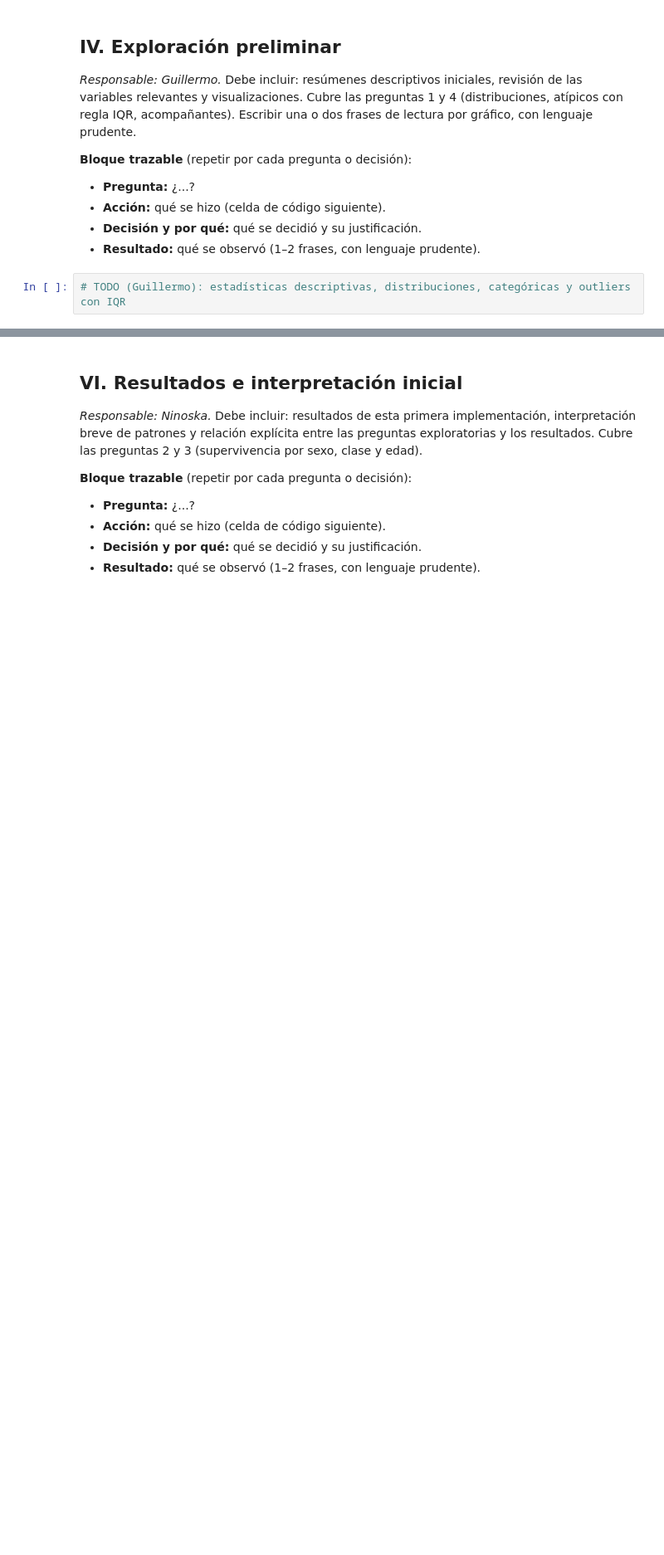
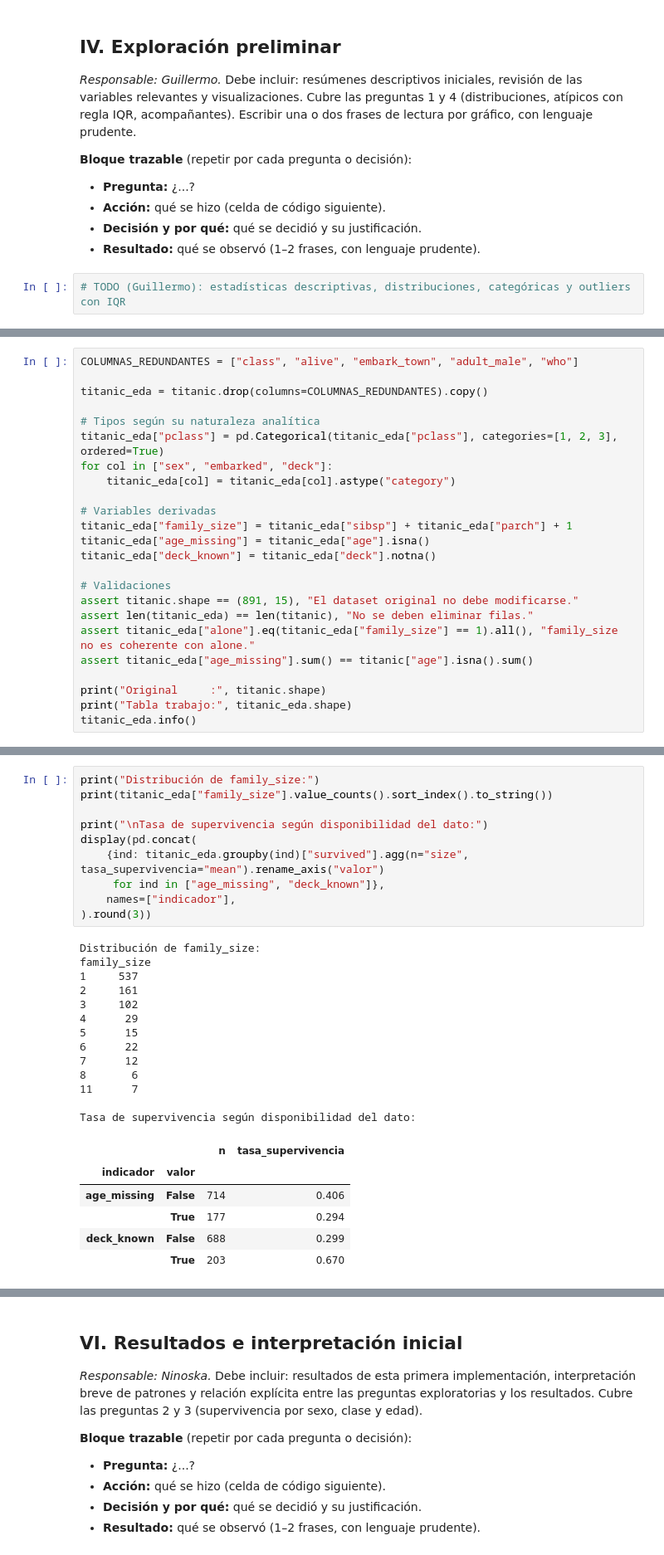
Before and after one commit to fdiaztoro/proyecto-grupo4-mcdi503, a Jupyter notebook: notebooks/mcdi503_f1_sumativo_grupo4.ipynb, the cells around one changed output, grey strips where cells are left out. Shown at 83% size. Drawn from its saved outputs; the diff is of its cells as text; blank space fills up the shorter version.

```diff
--- a/notebooks/mcdi503_f1_sumativo_grupo4.ipynb
+++ b/notebooks/mcdi503_f1_sumativo_grupo4.ipynb
@@ -98,0 +364,24 @@ titanic.head()
+# %%
+COLUMNAS_REDUNDANTES = ["class", "alive", "embark_town", "adult_male", "who"]
+
+titanic_eda = titanic.drop(columns=COLUMNAS_REDUNDANTES).copy()
+
+# Tipos según su naturaleza analítica
+titanic_eda["pclass"] = pd.Categorical(titanic_eda["pclass"], categories=[1, 2, 3], ordered=True)
+for col in ["sex", "embarked", "deck"]:
+    titanic_eda[col] = titanic_eda[col].astype("category")
+
+# Variables derivadas
+titanic_eda["family_size"] = titanic_eda["sibsp"] + titanic_eda["parch"] + 1
+titanic_eda["age_missing"] = titanic_eda["age"].isna()
+titanic_eda["deck_known"] = titanic_eda["deck"].notna()
+
+# Validaciones
+assert titanic.shape == (891, 15), "El dataset original no debe modificarse."
+assert len(titanic_eda) == len(titanic), "No se deben eliminar filas."
+assert titanic_eda["alone"].eq(titanic_eda["family_size"] == 1).all(), "family_size no es coherente con alone."
+assert titanic_eda["age_missing"].sum() == titanic["age"].isna().sum()
+
+print("Original     :", titanic.shape)
+print("Tabla trabajo:", titanic_eda.shape)
+titanic_eda.info()
@@ -98,0 +406,30 @@ titanic.head()
+# %%
+print("Distribución de family_size:")
+print(titanic_eda["family_size"].value_counts().sort_index().to_string())
+
+print("\nTasa de supervivencia según disponibilidad del dato:")
+display(pd.concat(
+    {ind: titanic_eda.groupby(ind)["survived"].agg(n="size", tasa_supervivencia="mean").rename_axis("valor")
+     for ind in ["age_missing", "deck_known"]},
+    names=["indicador"],
+).round(3))
+# %% [output]
+Distribución de family_size:
+family_size
+1     537
+2     161
+3     102
+4      29
+5      15
+6      22
+7      12
+8       6
+11      7
+
+Tasa de supervivencia según disponibilidad del dato:
+|  |  | n | tasa_supervivencia |
+| indicador | valor |  |  |
+| age_missing | False | 714 | 0.406 |
+|  | True | 177 | 0.294 |
+| deck_known | False | 688 | 0.299 |
+|  | True | 203 | 0.670 |
```
Also changed, not shown: parts of 28 cells of this notebook, 1 other file.
